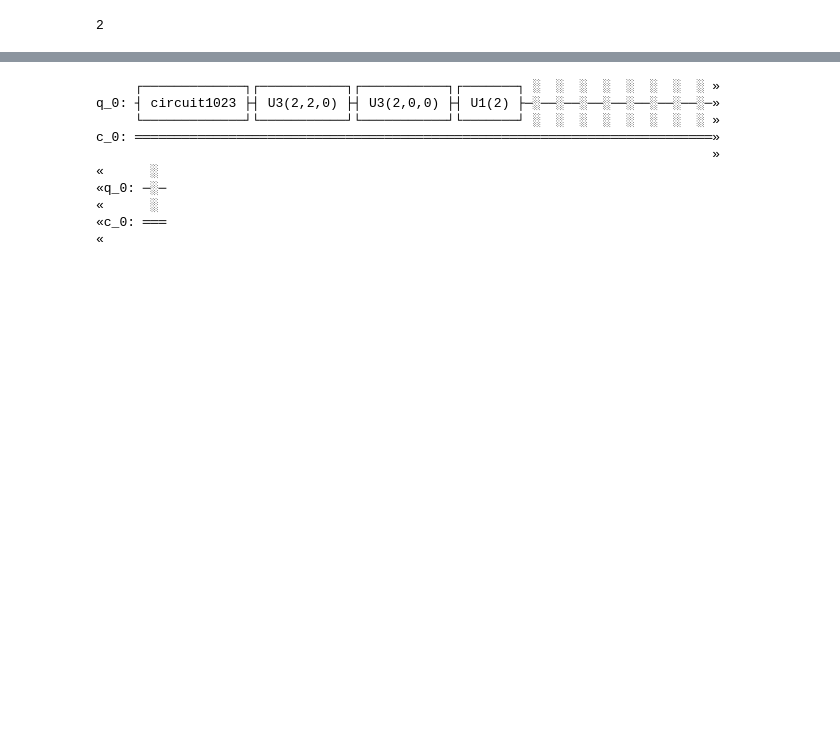
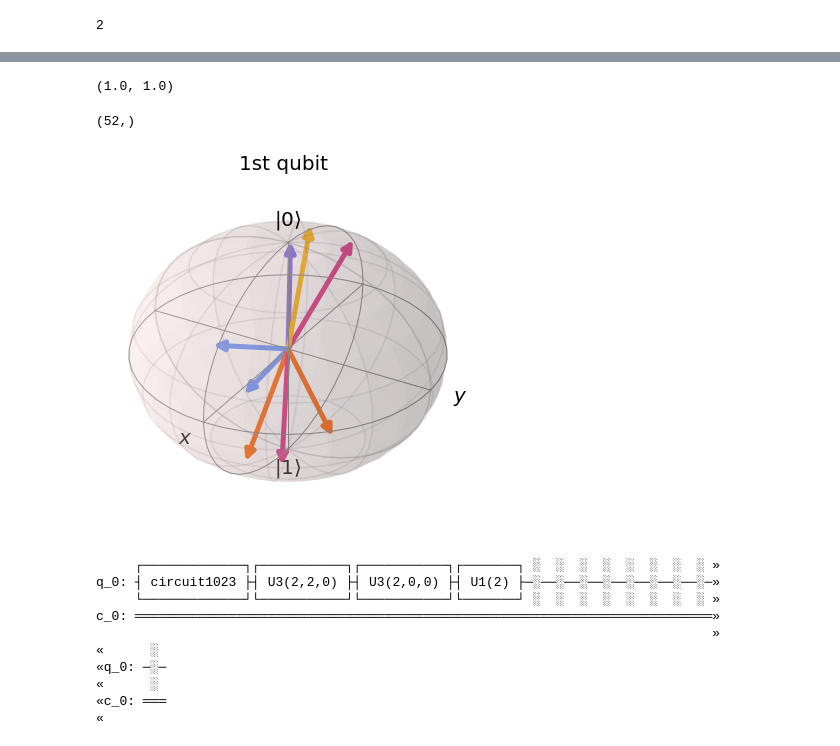
Before and after one commit to Coldog2333/qc_group_project, a Jupyter notebook: self-learn encoder.ipynb, the cells around one changed output, grey strips where cells are left out. Drawn from its saved outputs; the diff is of its cells as text; code cells hidden in the pictures; blank space fills up the shorter version.

```diff
--- a/self-learn encoder.ipynb
+++ b/self-learn encoder.ipynb
@@ -97,8 +97,11 @@ set_qiskit_aqua_logging(logging.DEBUG)  # choose INFO, DEBUG to see the log
 seed = 10598
 
 vqc_ordinal_log = []
-def loss_history_callback(_, __, loss, ___):
+train_acc_log = []
+def loss_history_callback(_, __, loss, ___, train_acc):
+
     vqc_ordinal_log.append(loss)
+    train_acc_log.append(train_acc)
 
 feature_map = QuantumCircuit(num_qubit) # Empty Circuit
 var_form = MyRYRZ(num_qubit, depth=4)
@@ -108,7 +111,7 @@ training_input = {
     1: x_st[y_train == 1]
 }
 
-qsvm = MyVQC(SPSA(200), feature_map, var_form, training_input, callback=loss_history_callback)
+qsvm = MyVQC(SPSA(300), feature_map, var_form, training_input, callback=loss_history_callback)
 
 backend_options = {"method": "statevector_gpu"}
 backend = QasmSimulator(backend_options)
@@ -152,0 +155,9 @@ plt.plot(vqc_ordinal_log)
+# %%
+acc_f1_train
+# %% [output]
+(1.0, 1.0)
+# %%
+for i in range(8):
+    result['opt_params']
+# %% [output]
+(52,)
@@ -153,3 +175,17 @@ plt.plot(vqc_ordinal_log)
+# %%
+from qiskit.visualization import plot_bloch_vector
+%matplotlib inline
+
+vectors = []
+odds = ['001','010','100','111']
+for odd in odds:
+    theta = result['opt_params'][2*i]
+    phi = result['opt_params'][2*i+1]
+    vectors.append([np.sin(theta) * np.cos(phi), np.sin(theta) * np.sin(phi), np.cos(theta)])
+
+plot_bloch_vector(vectors, title="1st qubit")
+# %% [output]
+[figure, added]
 # %%
 qsvm.construct_circuit('110', np.array([2 for i in range(18)])).draw()
 # %% [output]
```
Also changed, not shown: parts of 35 cells of this notebook.
